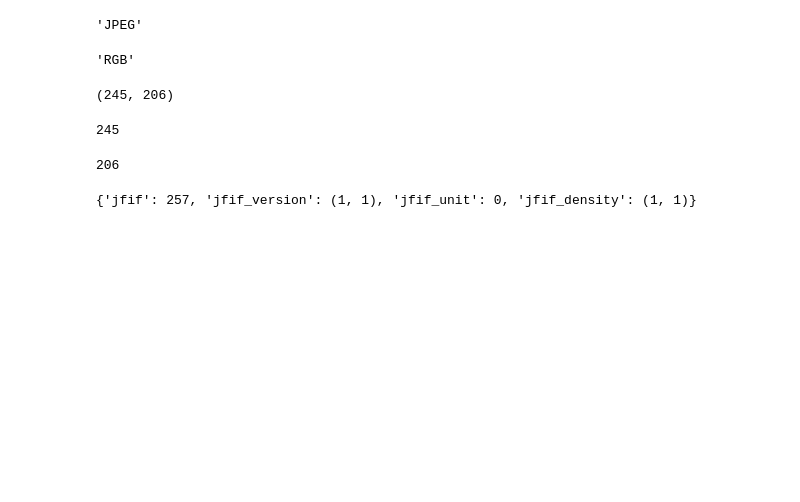
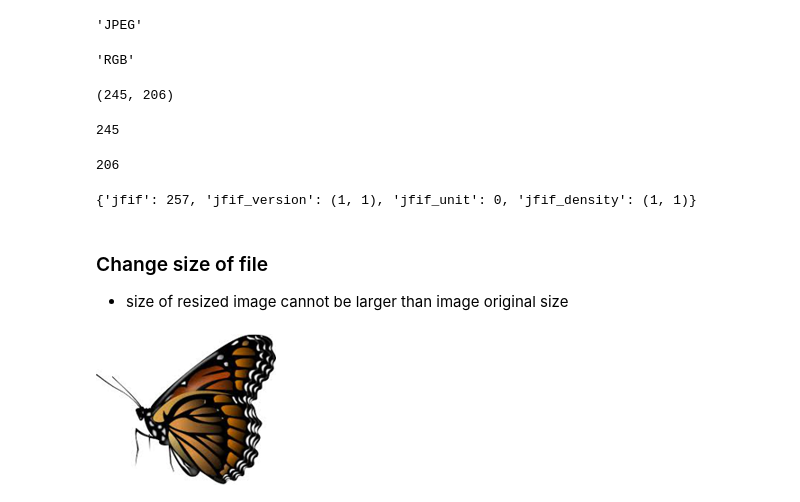
Before and after one commit to arslansherazi/artificial-intelligence, a Jupyter notebook: 4-Deep Learning/Computer Vision/Pillow-PIL.ipynb, the cells around one changed output. Cells and saved outputs as stored; diff of their text form; code cells hidden in the pictures; blank space fills up the shorter version.

```diff
--- a/4-Deep Learning/Computer Vision/Pillow-PIL.ipynb
+++ b/4-Deep Learning/Computer Vision/Pillow-PIL.ipynb
@@ -49,3 +53,11 @@ image.info
 {'jfif': 257, 'jfif_version': (1, 1), 'jfif_unit': 0, 'jfif_density': (1, 1)}
 # %%
 image.palette
+# %% [markdown]
+### Change size of file
+- size of resized image cannot be larger than image original size
+# %%
+image.thumbnail((180, 180))
+image
+# %% [output]
+[figure, added]
```
Also changed, not shown: parts of 1 cell of this notebook, 3 other files.
